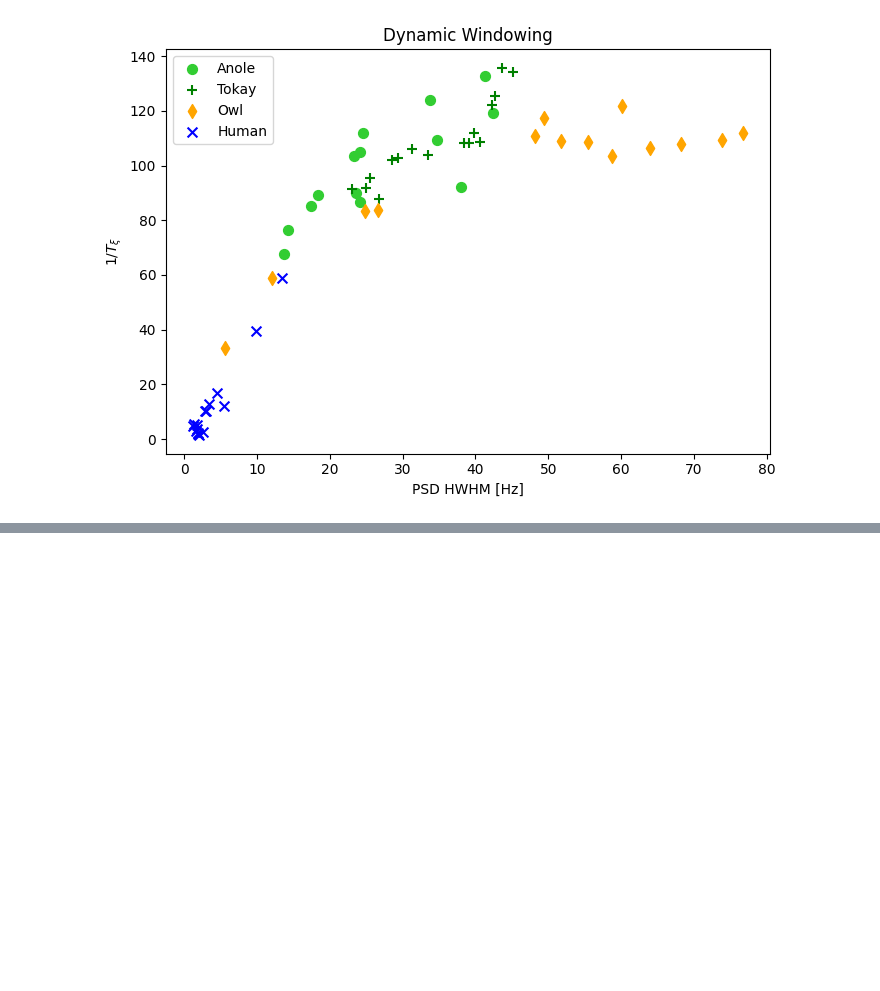
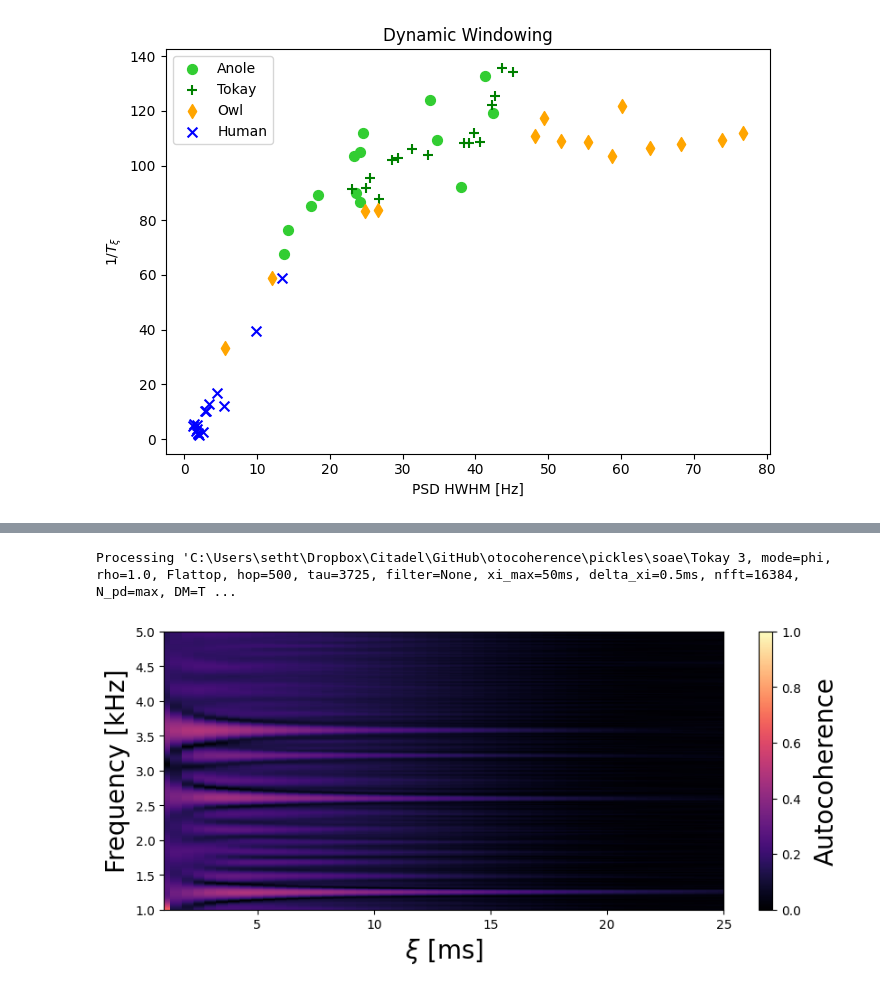
Before and after one commit to seththepeacock/otocoherence, a Jupyter notebook: ARO/ARO_figs.ipynb, the cells around one changed output, grey strips where cells are left out. Cells and saved outputs as stored; diff of their text form; code cells hidden in the pictures; blank space fills up the shorter version.

```diff
--- a/ARO/ARO_figs.ipynb
+++ b/ARO/ARO_figs.ipynb
@@ -437,0 +472,49 @@ wf = crop_wf(wf, fs, wf_len_s)
+# %%
+"Tokay Colossogram"
+
+species='Tokay'
+wf_idx=3
+fp_fig=os.path.join(dir_figs_poster, f"{species}_{wf_idx}_Colossogram_Dynamic.jpg")
+
+wf, wf_fn, fs, good_peak_freqs, bad_peak_freqs = get_wf(species=species, wf_idx=wf_idx)
+good_colors = get_colors("good")
+bad_colors = get_colors("bad")
+bw = 50
+wf_len_s = 60
+wf = crop_wf(wf, fs, wf_len_s)
+tau = get_precalc_tau_from_bw(bw, fs, 'flattop', dir_tau_pkl)
+
+cgram_dict = load_calc_colossogram(
+    **{
+        "wf": wf,
+        "wf_idx": wf_idx,
+        "wf_fn": wf_fn,
+        "wf_len_s": wf_len_s,
+        "species": species,
+        "fs": fs,
+        "pkl_folder": dir_pkl,
+        "mode": 'phi',
+        "tau": tau,
+        "nfft": 16384,
+        "xi_min_s": 0.0005,
+        "xi_max_s": 0.05,
+        "hop": get_hop_from_hop_thing(("s", 0.01), tau, fs),
+        "filter_meth": None,
+        "win_meth": {'method':'rho', 'rho':1.0, 'win_type':'flattop'},
+        "demean": True,
+        "const_N_pd": False,
+        "scale": True,
+    }
+)
+plt.figure(figsize=(10, 4))
+cbar=pc.plot_colossogram(cgram_dict, vmax=1.0, cmap='magma', return_cbar=True)
+cbar.set_label(r"Autocoherence", fontsize=fsz, labelpad=labelpad_cgram
+)
+plt.ylabel("Frequency [kHz]", fontsize=fsz)
+plt.xlabel(r"$\xi$ [ms]", fontsize=fsz)
+plt.ylim(1, 5)
+plt.xlim(1, 25)
+plt.savefig(fp_fig, dpi=dpi, bbox_inches='tight')
+# %% [output]
+Processing 'C:\Users\setht\Dropbox\Citadel\GitHub\otocoherence\pickles\soae\Tokay 3, mode=phi, rho=1.0, Flattop, hop=500, tau=3725, filter=None, xi_max=50ms, delta_xi=0.5ms, nfft=16384, N_pd=max, DM=T ...
+[figure, added]
```
Also changed, not shown: parts of 7 cells of this notebook, 7 other files.
